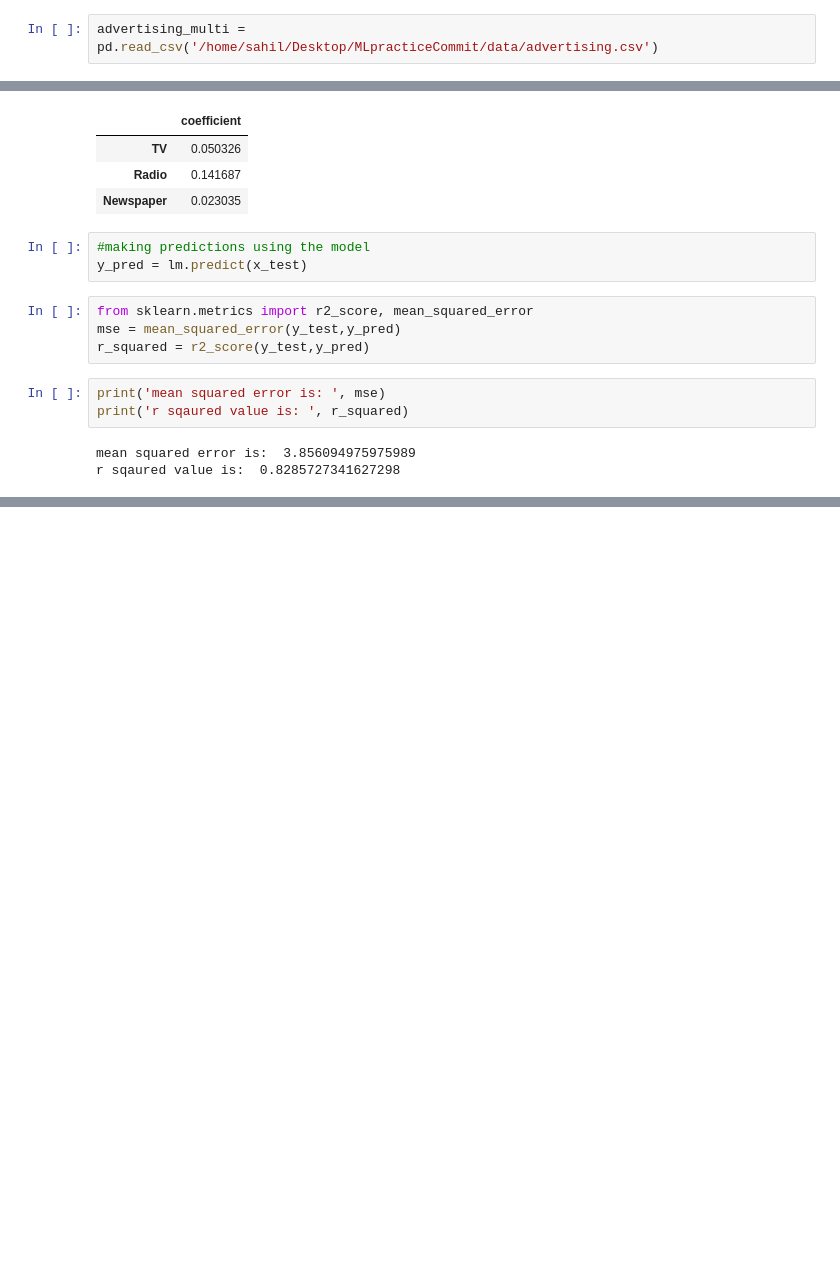
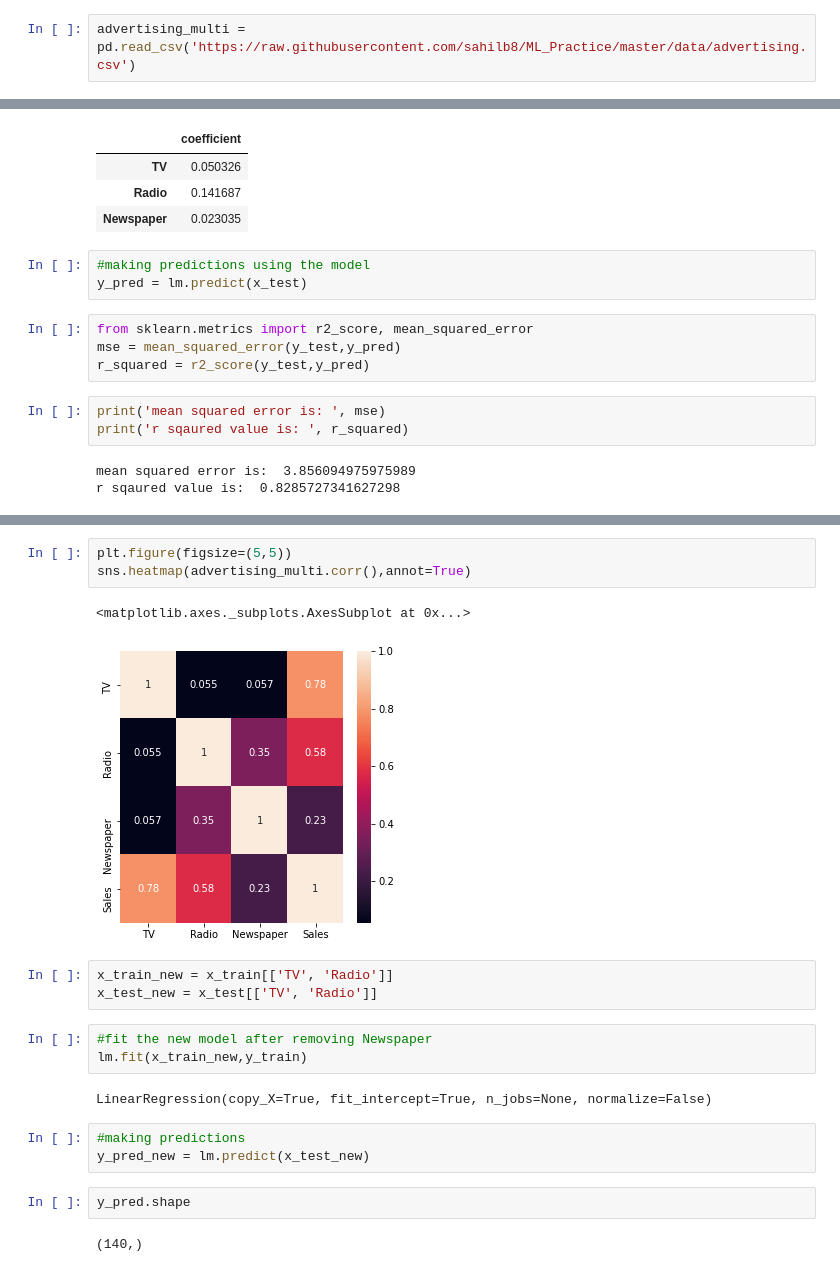
Before and after one commit to sahilb8/ML_Practice, a Jupyter notebook: LinearRegression/MultipleLR.ipynb, the cells around one changed output, grey strips where cells are left out. Drawn from its saved outputs; the diff is of its cells as text; blank space fills up the shorter version.

Commit message:
multiple LR

```diff
--- a/LinearRegression/MultipleLR.ipynb
+++ b/LinearRegression/MultipleLR.ipynb
@@ -6,5 +7,5 @@ import matplotlib.pyplot as plt
 # %%
-advertising_multi = pd.read_csv('/home/sahil/Desktop/MLpracticeCommit/data/advertising.csv')
+advertising_multi = pd.read_csv('https://raw.githubusercontent.com/sahilb8/ML_Practice/master/data/advertising.csv')
 # %%
 advertising_multi.head()
 # %% [output]
@@ -151,0 +177,21 @@ ModuleNotFoundError: No module named 'numpy.lib.recfunctions'
+# %%
+plt.figure(figsize=(5,5))
+sns.heatmap(advertising_multi.corr(),annot=True)
+# %% [output]
+<matplotlib.axes._subplots.AxesSubplot at 0x...>
+[figure, added]
+# %%
+x_train_new = x_train[['TV', 'Radio']]
+x_test_new = x_test[['TV', 'Radio']]
+# %%
+#fit the new model after removing Newspaper
+lm.fit(x_train_new,y_train)
+# %% [output]
+LinearRegression(copy_X=True, fit_intercept=True, n_jobs=None, normalize=False)
+# %%
+#making predictions
+y_pred_new = lm.predict(x_test_new)
+# %%
+y_pred.shape
+# %% [output]
+(140,)
```
Also changed, not shown: parts of 9 cells of this notebook, 2 other files.
